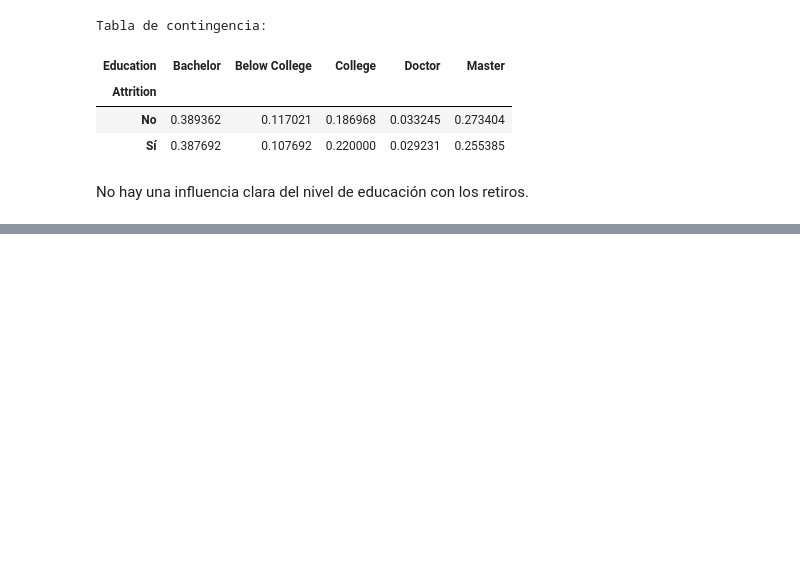
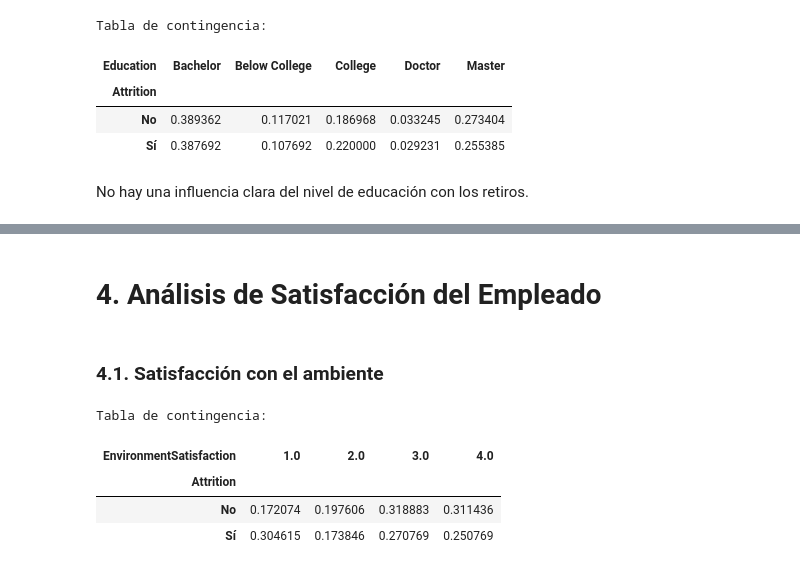
Before and after one commit to AlexanderBedoyaC/prediccion_abandono_empleo, a Jupyter notebook: c. Alex - Análisis Exploratorio.ipynb, the cells around one changed output, grey strips where cells are left out. Drawn from its saved outputs; the diff is of its cells as text; code cells hidden in the pictures; blank space fills up the shorter version.

Commit message:
Análisis exploratorio - categóricas vs objetivo

```diff
--- a/c. Alex - Análisis Exploratorio.ipynb
+++ b/c. Alex - Análisis Exploratorio.ipynb
@@ -92,0 +135,12 @@ No hay una influencia clara del nivel de educación con los retiros.
+# %% [markdown]
+# 4. Análisis de Satisfacción del Empleado
+# %% [markdown]
+### 4.1. Satisfacción con el ambiente
+# %%
+funciones.analisisBivariado(data,['Attrition','EnvironmentSatisfaction'],"v","group")
+# %% [output]
+Tabla de contingencia:
+| EnvironmentSatisfaction | 1.0 | 2.0 | 3.0 | 4.0 |
+| Attrition |  |  |  |  |
+| No | 0.172074 | 0.197606 | 0.318883 | 0.311436 |
+| Sí | 0.304615 | 0.173846 | 0.270769 | 0.250769 |
```
Also changed, not shown: parts of 20 cells of this notebook.
